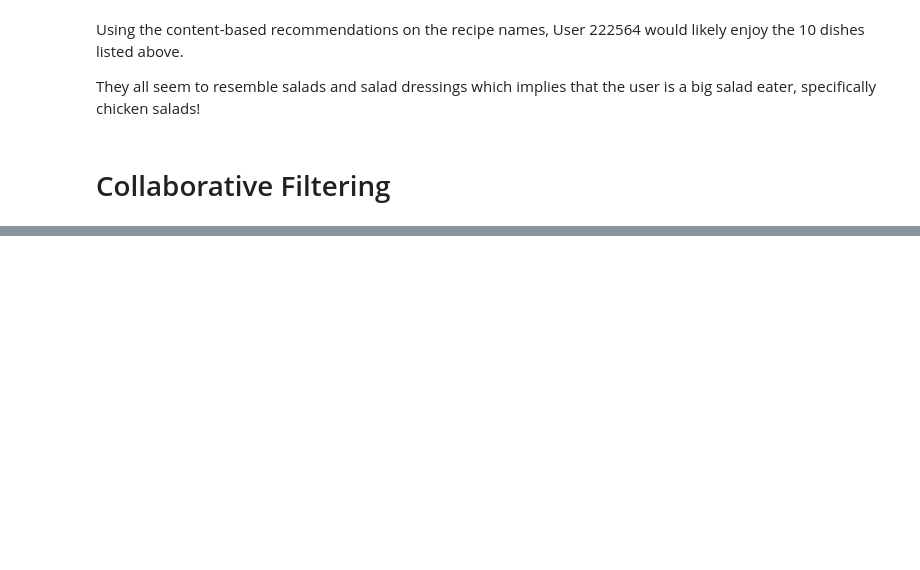
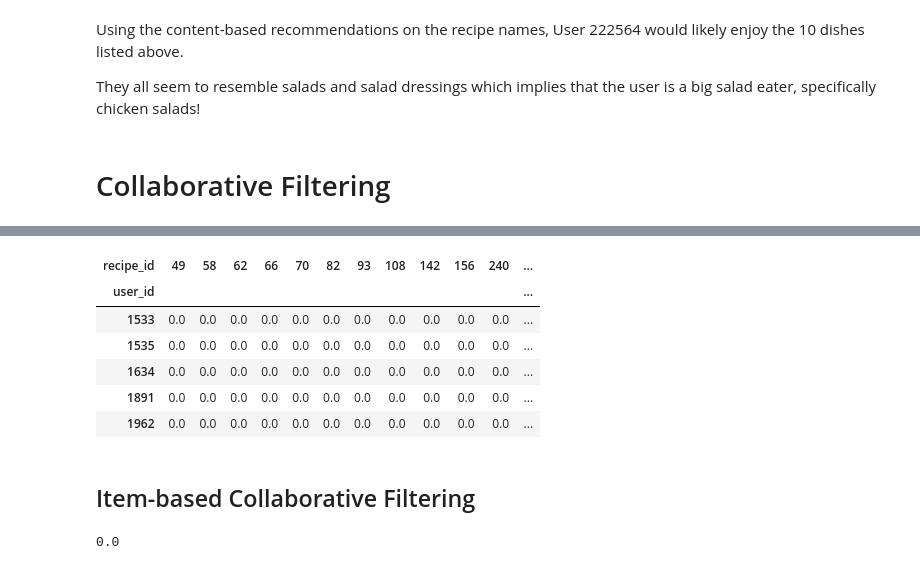
Before and after one commit to chrismlawr/ba890-personal-project, a Jupyter notebook: 1_Recommenders.ipynb, the cells around one changed output, grey strips where cells are left out. Cells and saved outputs as stored; diff of their text form; code cells hidden in the pictures; blank space fills up the shorter version.

```diff
--- a/1_Recommenders.ipynb
+++ b/1_Recommenders.ipynb
@@ -679,0 +734,17 @@ They all seem to resemble salads and salad dressings which implies that the user
+# %%
+user_ratings_table_normed.iloc[:5,:15]
+# %% [output]
+| recipe_id | 49 | 58 | 62 | 66 | 70 | 82 | 93 | 108 | 142 | 156 | 240 | ... |
+| user_id |  |  |  |  |  |  |  |  |  |  |  | ... |
+| 1533 | 0.0 | 0.0 | 0.0 | 0.0 | 0.0 | 0.0 | 0.0 | 0.0 | 0.0 | 0.0 | 0.0 | ... |
+| 1535 | 0.0 | 0.0 | 0.0 | 0.0 | 0.0 | 0.0 | 0.0 | 0.0 | 0.0 | 0.0 | 0.0 | ... |
+| 1634 | 0.0 | 0.0 | 0.0 | 0.0 | 0.0 | 0.0 | 0.0 | 0.0 | 0.0 | 0.0 | 0.0 | ... |
+| 1891 | 0.0 | 0.0 | 0.0 | 0.0 | 0.0 | 0.0 | 0.0 | 0.0 | 0.0 | 0.0 | 0.0 | ... |
+| 1962 | 0.0 | 0.0 | 0.0 | 0.0 | 0.0 | 0.0 | 0.0 | 0.0 | 0.0 | 0.0 | 0.0 | ... |
+# %% [markdown]
+## Item-based Collaborative Filtering
+# %%
+items_ratings_table_normed = user_ratings_table_normed.T
+items_ratings_table_normed.iloc[10721,0]
+# %% [output]
+0.0
```
Also changed, not shown: parts of 22 cells of this notebook, 1 other file.
